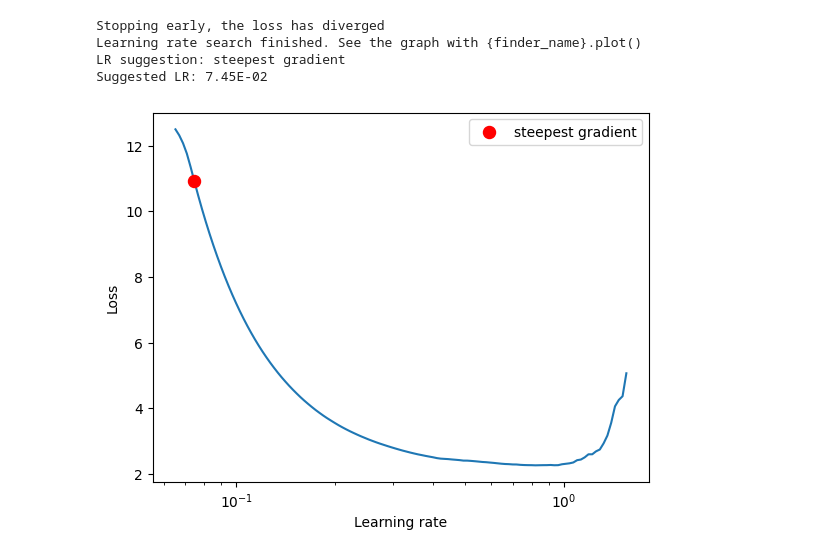
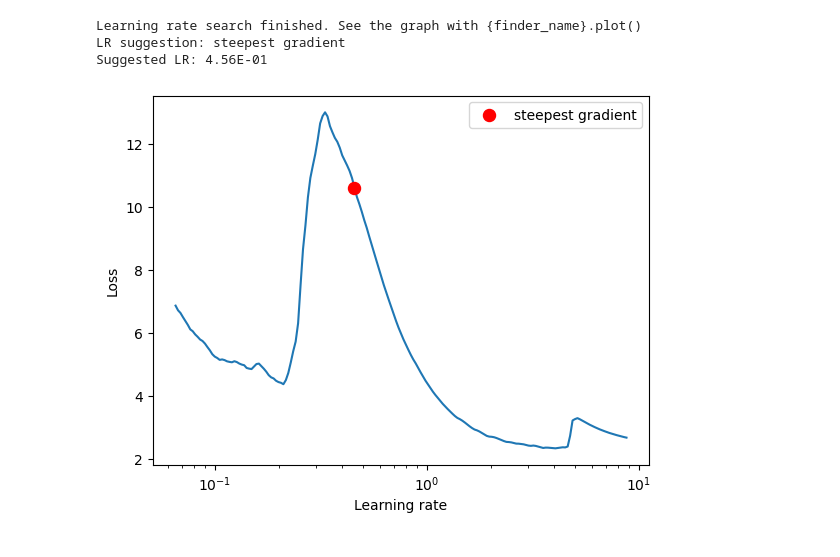
Before and after one commit to prithsha/erav2-9plus, a Jupyter notebook: assignment_10_custom_resnet.ipynb, the cells around one changed output. Cells and saved outputs as stored; diff of their text form; code cells hidden in the pictures.

Commit message:
Updated code from ADAM to SGD

```diff
--- a/assignment_10_custom_resnet.ipynb
+++ b/assignment_10_custom_resnet.ipynb
@@ -171,18 +157,17 @@ def test_loop(dataloader, model, loss_fn):
             wrongly_predicted_test_images.extend(wrongly_predicted_images)
 # %%
 criterion = nn.CrossEntropyLoss()
-optimizer = optim.Adam(model.parameters(), lr=0.05, weight_decay=1e-4)
+optimizer = optim.SGD(model.parameters(), lr=0.05, weight_decay=1e-4)
 lr_finder = LRFinder(model, optimizer, criterion, device="cuda")
 lr_finder.range_test(train_dataloader, end_lr=10, num_iter=200, step_mode="exp")
 
 lr_finder.plot()
 lr_finder.reset()
 # %% [output]
-Stopping early, the loss has diverged
 Learning rate search finished. See the graph with {finder_name}.plot()
 LR suggestion: steepest gradient
-Suggested LR: 7.45E-02
+Suggested LR: 4.56E-01
-[figure, old version]
+[figure, new version]
 # %%
 # LEARNING_RATE = 0.01
 EPOCHS = 24
```
Also changed, not shown: parts of 4 cells of this notebook, 1 other file.
